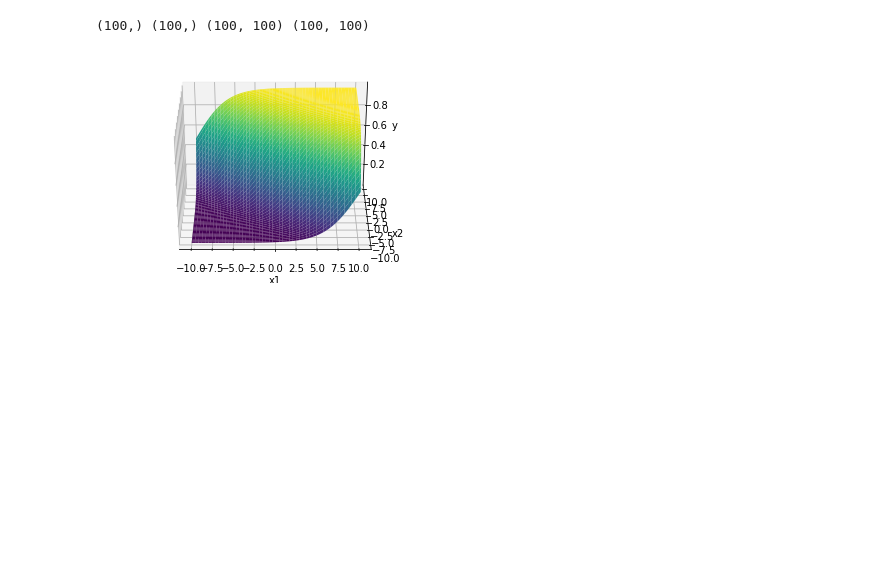
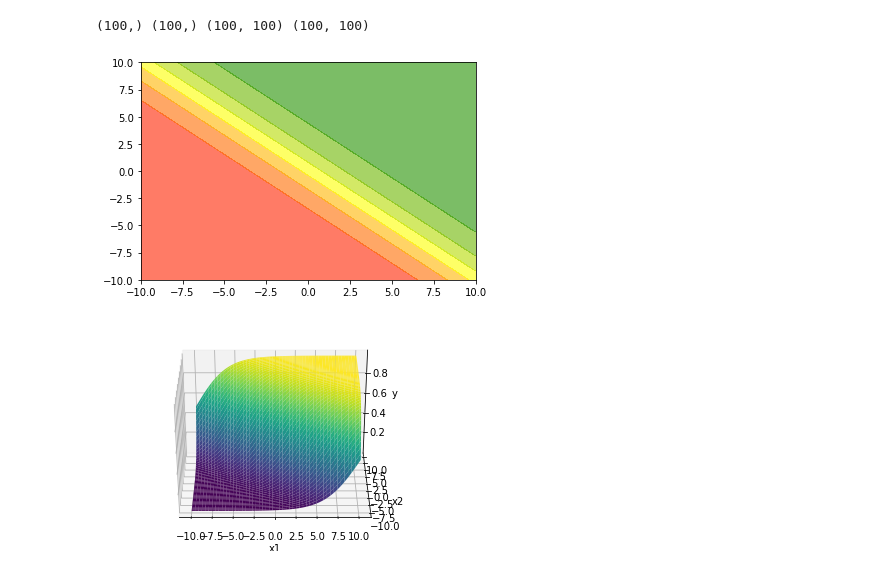
Before and after one commit to rajeshchengannur/DeepLearning, a Jupyter notebook: DL103_SigmoidNeuron.ipynb, the cells around one changed output. Cells and saved outputs as stored; diff of their text form; code cells hidden in the pictures; blank space fills up the shorter version.

```diff
--- a/DL103_SigmoidNeuron.ipynb
+++ b/DL103_SigmoidNeuron.ipynb
@@ -73,6 +74,14 @@ w1 =0.5
 w2 =0.5
 b=0
 Y=sigmoid_2D(XX1,XX2,w1,w2,b)
+# %%
+my_cmap =matplotlib.colors.LinearSegmentedColormap.from_list("",colors=["red","yellow","green"])
+# %%
+#Lets try a contour plot. that will display in a gradient form
+plt.contourf(XX1,XX2,Y,cmap=my_cmap,alpha=0.6)
+plt.show()
+# %% [output]
+[figure, added]
 # %%
 fig = plt.figure()
 ax = plt.axes(projection='3d')
```
Also changed, not shown: parts of 11 cells of this notebook.
